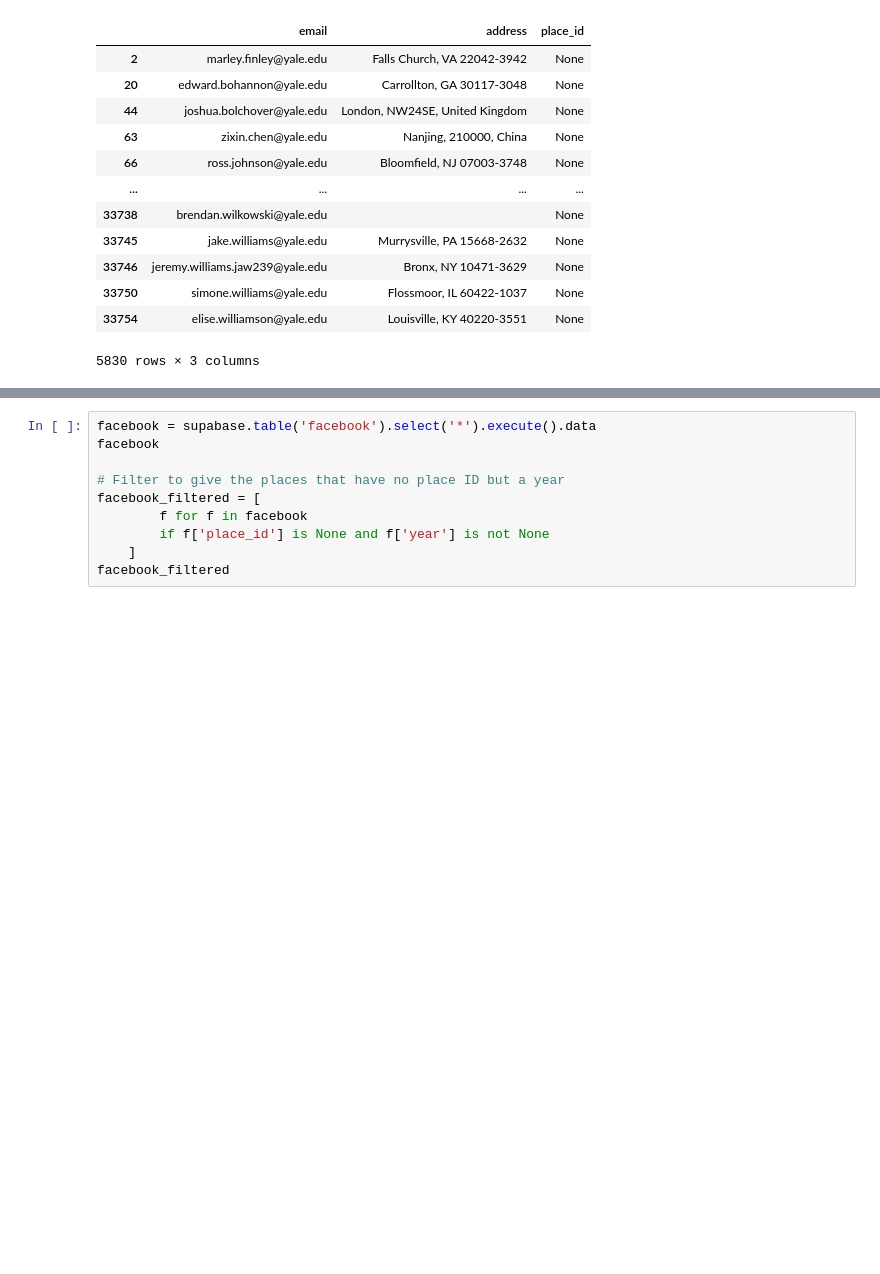
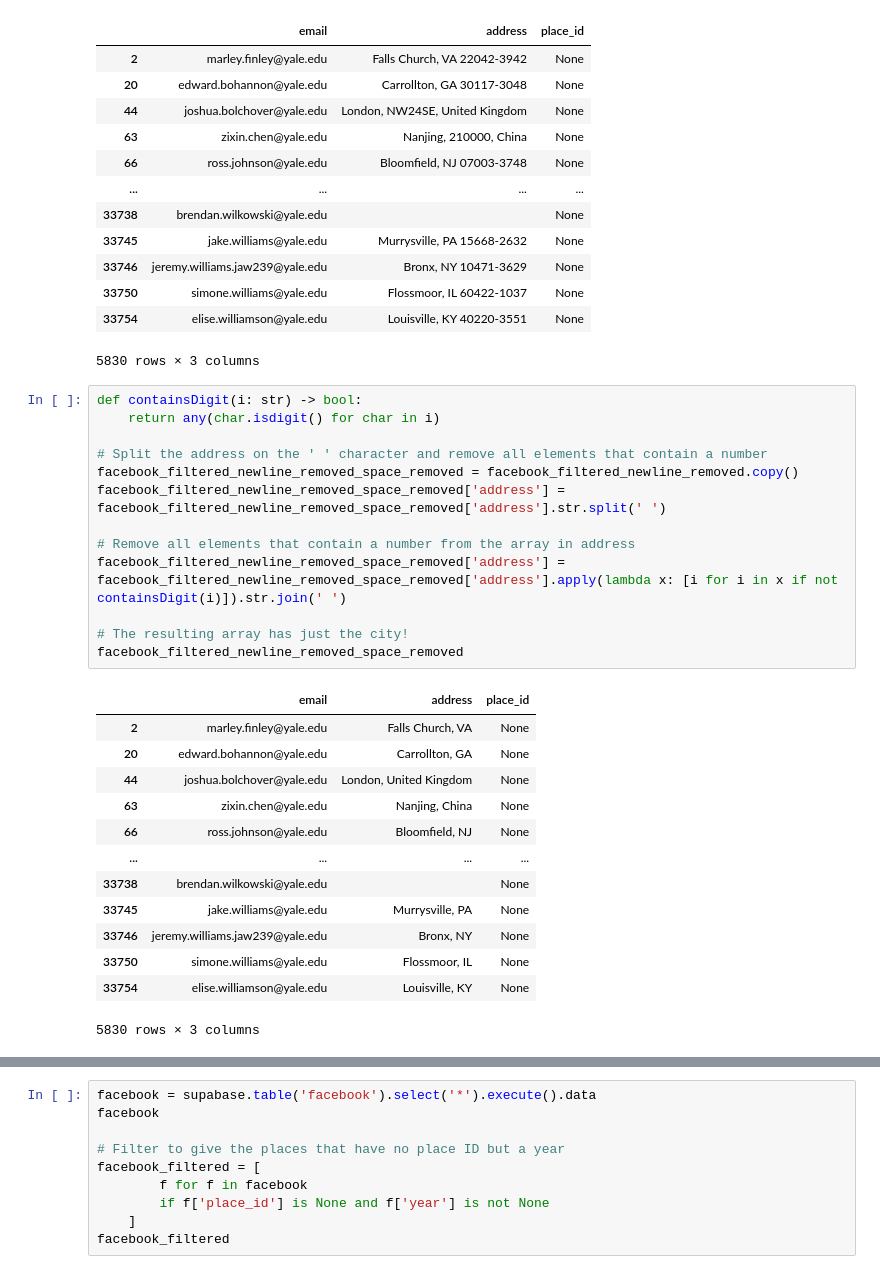
Before and after one commit to braden-w/yalies.me--Svelte-Rebuild-, a Jupyter notebook: src/scripts/Assign Place IDs to Facebook.ipynb, the cells around one changed output, grey strips where cells are left out. Drawn from its saved outputs; the diff is of its cells as text; blank space fills up the shorter version.

```diff
--- a/src/scripts/Assign Place IDs to Facebook.ipynb
+++ b/src/scripts/Assign Place IDs to Facebook.ipynb
@@ -116,3 +116,30 @@ facebook_filtered_newline_removed
 | 33750 | simone.williams@yale.edu | Flossmoor, IL 60422-1037 | None |
 | 33754 | elise.williamson@yale.edu | Louisville, KY 40220-3551 | None |
 5830 rows × 3 columns
+# %%
+def containsDigit(i: str) -> bool:
+	return any(char.isdigit() for char in i)
+
+# Split the address on the ' ' character and remove all elements that contain a number
+facebook_filtered_newline_removed_space_removed = facebook_filtered_newline_removed.copy()
+facebook_filtered_newline_removed_space_removed['address'] = facebook_filtered_newline_removed_space_removed['address'].str.split(' ')
+
+# Remove all elements that contain a number from the array in address
+facebook_filtered_newline_removed_space_removed['address'] = facebook_filtered_newline_removed_space_removed['address'].apply(lambda x: [i for i in x if not containsDigit(i)]).str.join(' ')
+
+# The resulting array has just the city!
+facebook_filtered_newline_removed_space_removed
+# %% [output]
+|  | email | address | place_id |
+| 2 | marley.finley@yale.edu | Falls Church, VA | None |
+| 20 | edward.bohannon@yale.edu | Carrollton, GA | None |
+| 44 | joshua.bolchover@yale.edu | London, United Kingdom | None |
+| 63 | zixin.chen@yale.edu | Nanjing, China | None |
+| 66 | ross.johnson@yale.edu | Bloomfield, NJ | None |
+| ... | ... | ... | ... |
+| 33738 | brendan.wilkowski@yale.edu |  | None |
+| 33745 | jake.williams@yale.edu | Murrysville, PA | None |
+| 33746 | jeremy.williams.jaw239@yale.edu | Bronx, NY | None |
+| 33750 | simone.williams@yale.edu | Flossmoor, IL | None |
+| 33754 | elise.williamson@yale.edu | Louisville, KY | None |
+5830 rows × 3 columns
```
Also changed, not shown: parts of 3 cells of this notebook.
